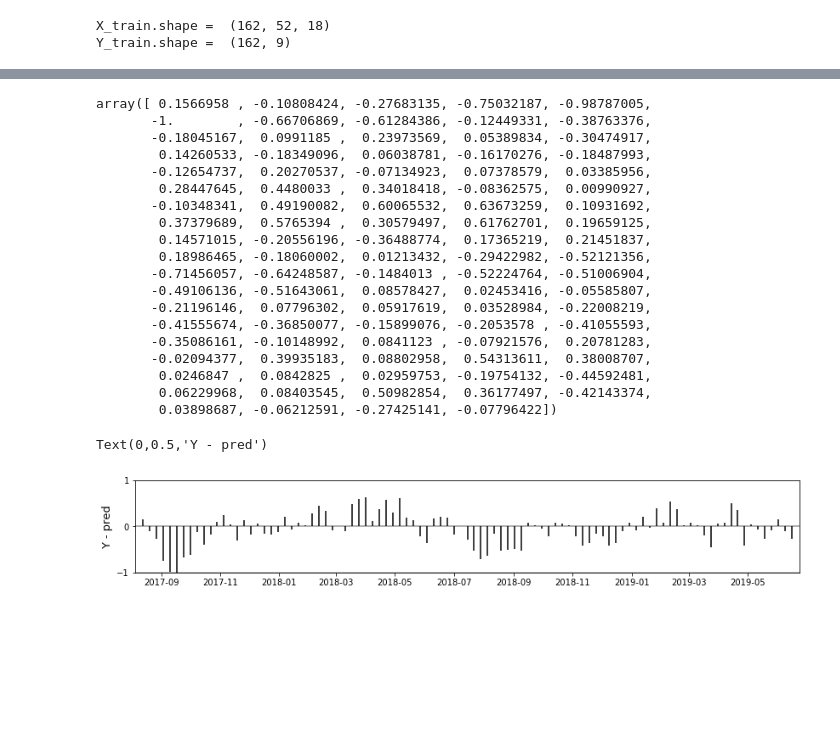
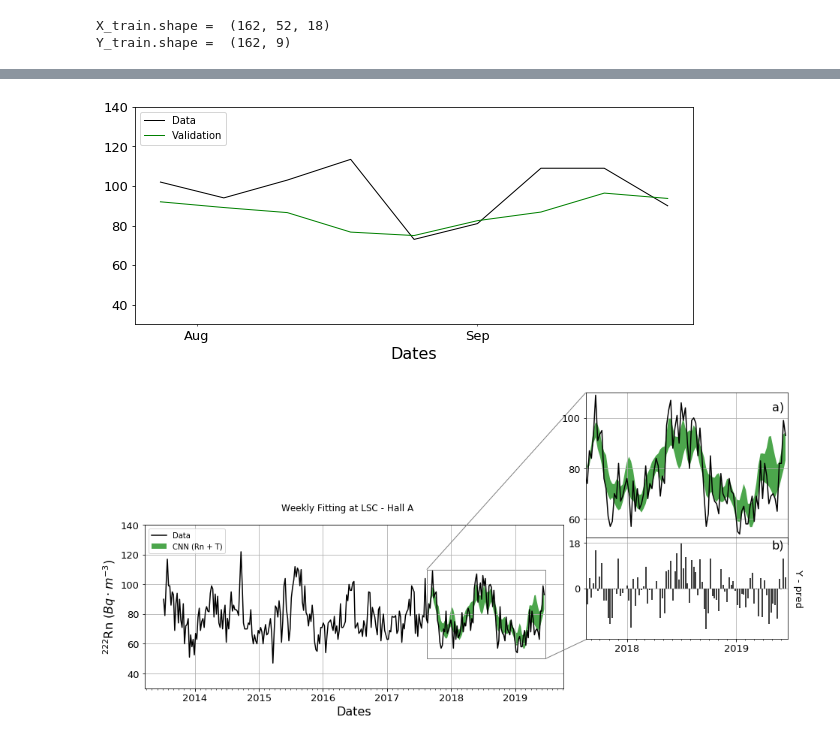
Before and after one commit to TsspGit/Rn_Time_Series, a Jupyter notebook: AEMET/Codes_Daily/New_NN_Try.ipynb, the cells around one changed output, grey strips where cells are left out. Saved outputs shown, nothing was run; the diff lists cells and outputs as text; code cells hidden in the pictures; blank space fills up the shorter version.

```diff
--- a/AEMET/Codes_Daily/New_NN_Try.ipynb
+++ b/AEMET/Codes_Daily/New_NN_Try.ipynb
@@ -278,35 +226,4 @@ ax.legend(['Data', 'Validation'], loc='upper left')
-# %%
-dist = Y_test_error - predavgs[:-8]
-error = dist/np.max(np.abs(dist))
-error
-# %% [output]
-array([ 0.1566958 , -0.10808424, -0.27683135, -0.75032187, -0.98787005,
-       -1.        , -0.66706869, -0.61284386, -0.12449331, -0.38763376,
-       -0.18045167,  0.0991185 ,  0.23973569,  0.05389834, -0.30474917,
-        0.14260533, -0.18349096,  0.06038781, -0.16170276, -0.18487993,
-       -0.12654737,  0.20270537, -0.07134923,  0.07378579,  0.03385956,
-        0.28447645,  0.4480033 ,  0.34018418, -0.08362575,  0.00990927,
-       -0.10348341,  0.49190082,  0.60065532,  0.63673259,  0.10931692,
-        0.37379689,  0.5765394 ,  0.30579497,  0.61762701,  0.19659125,
-        0.14571015, -0.20556196, -0.36488774,  0.17365219,  0.21451837,
-        0.18986465, -0.18060002,  0.01213432, -0.29422982, -0.52121356,
-       -0.71456057, -0.64248587, -0.1484013 , -0.52224764, -0.51006904,
-       -0.49106136, -0.51643061,  0.08578427,  0.02453416, -0.05585807,
-       -0.21196146,  0.07796302,  0.05917619,  0.03528984, -0.22008219,
-       -0.41555674, -0.36850077, -0.15899076, -0.2053578 , -0.41055593,
-       -0.35086161, -0.10148992,  0.0841123 , -0.07921576,  0.20781283,
-       -0.02094377,  0.39935183,  0.08802958,  0.54313611,  0.38008707,
-        0.0246847 ,  0.0842825 ,  0.02959753, -0.19754132, -0.44592481,
-        0.06229968,  0.08403545,  0.50982854,  0.36177497, -0.42143374,
-        0.03898687, -0.06212591, -0.27425141, -0.07796422])
-# %%
-plt.figure(figsize=(14, 2))
-plt.vlines(pd.date_range(startdaypred, periods=len(predavgs), freq='W')[:-5], 0, error)
-plt.ylim([-1, 1])
-plt.xlim('2017-08-05', '2019-06-24')
-plt.yticks([-1,0,1])
-plt.grid(axis='y', lw=2)
-plt.ylabel('Y - pred', fontsize=13)
-# %% [output]
-Text(0,0.5,'Y - pred')
-[figure, removed]
+# %%
+plot_validation(newValuesReal, predval, startdayahead)
+# %% [output]
+[figure, added]
@@ -312,0 +235,4 @@ Text(0,0.5,'Y - pred')
+# %%
+plot_fill_errors(mdnRnA, predmins, predmaxs, predavgs, dist, startday, startdaypred)
+# %% [output]
+[figure, added]
```
Also changed, not shown: parts of 8 cells of this notebook.
